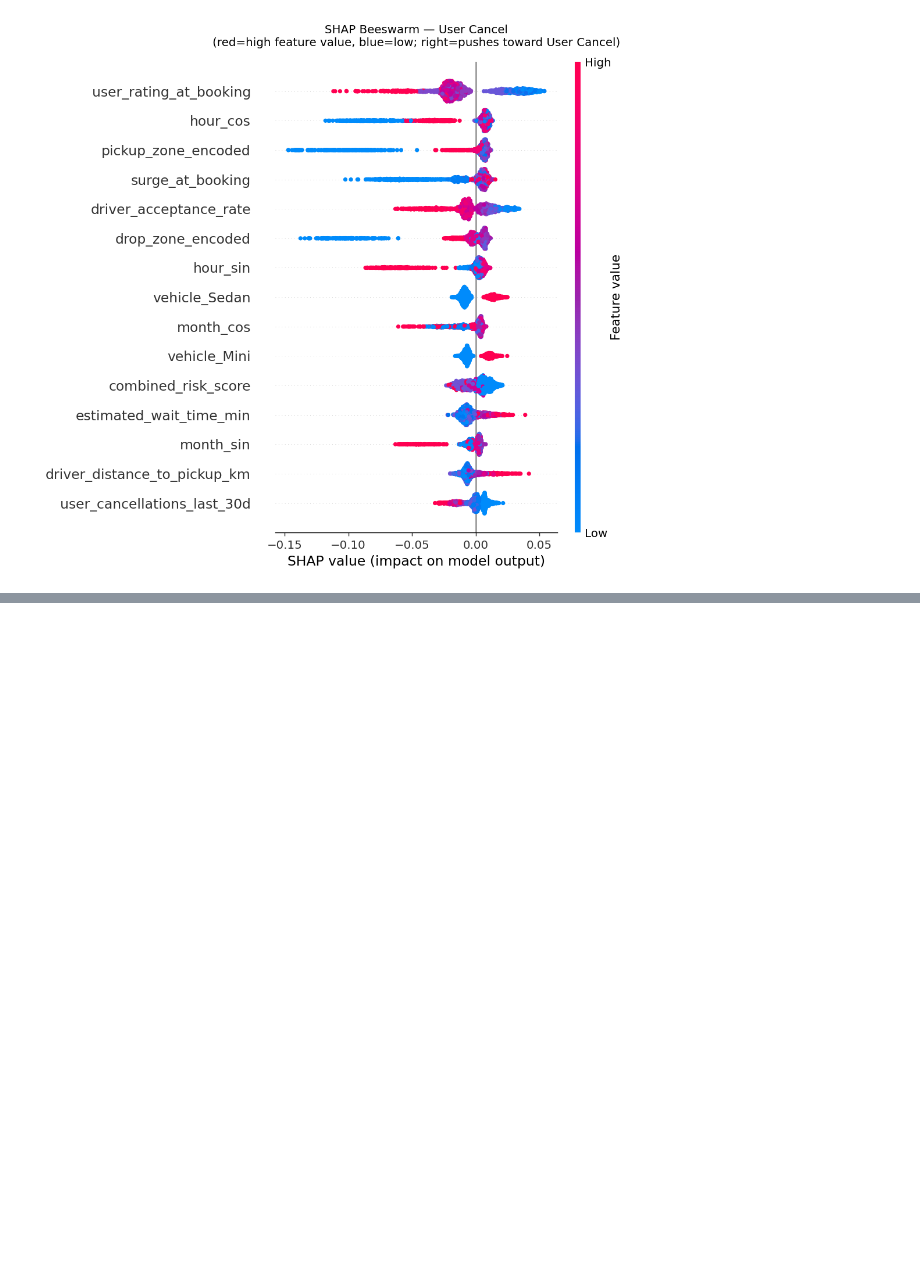
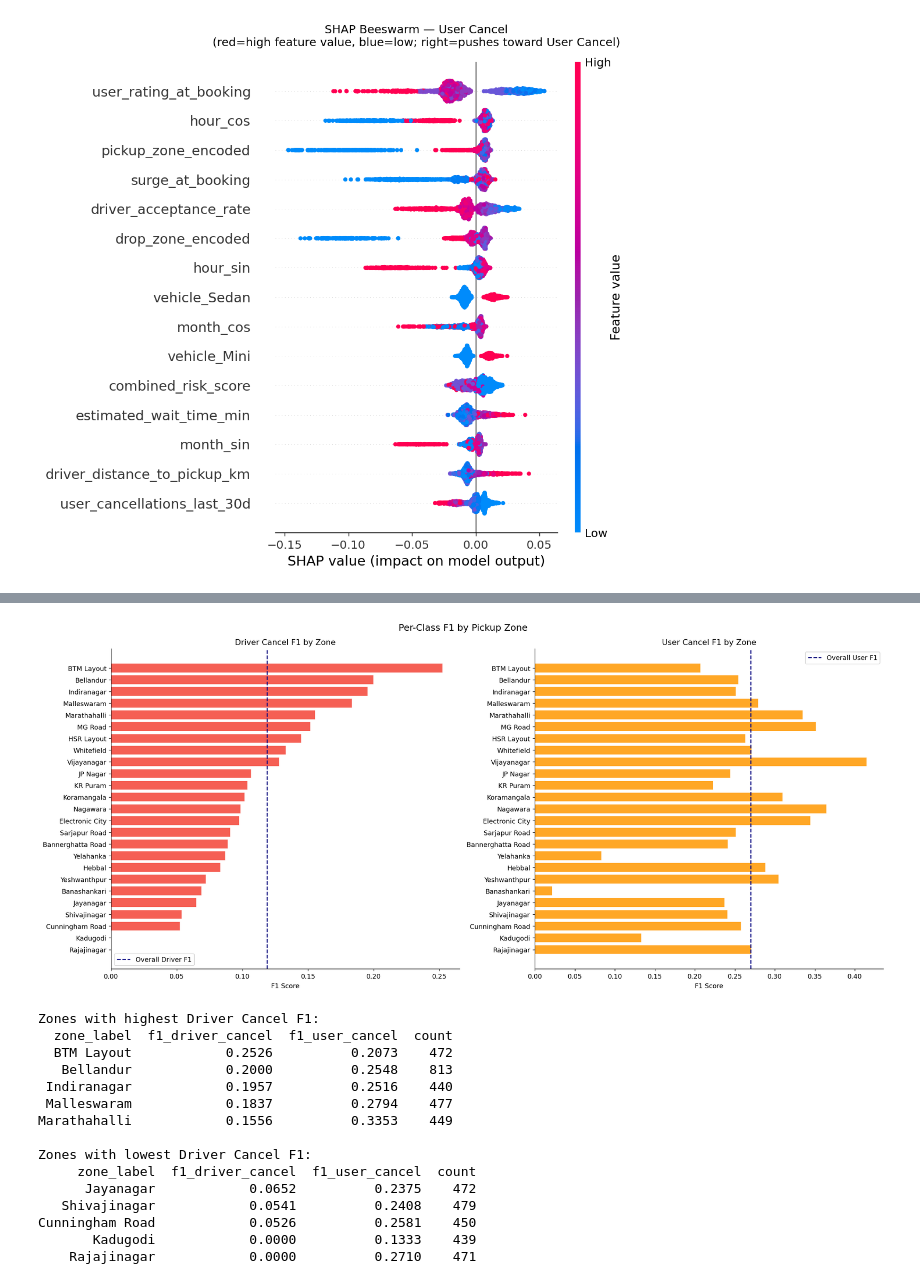
Before and after one commit to praveenkumar993/realworld-ds-ml, a Jupyter notebook: ride_sharing/cancellation_prediction/notebooks/06_model_evaluation.ipynb, the cells around one changed output, grey strips where cells are left out. Cells and saved outputs as stored; diff of their text form; code cells hidden in the pictures; blank space fills up the shorter version.

```diff
--- a/ride_sharing/cancellation_prediction/notebooks/06_model_evaluation.ipynb
+++ b/ride_sharing/cancellation_prediction/notebooks/06_model_evaluation.ipynb
@@ -379,0 +543,64 @@ IndexError: index 1 is out of bounds for axis 0 with size 1
+# %%
+# Zone encoded values need reverse mapping
+zone_reverse = rides_eng.groupby("pickup_zone")["pickup_zone_encoded"].first()
+zone_reverse = {v: k for k, v in zone_reverse.items()}
+eval_df["zone_label"] = eval_df["pickup_zone_encoded"].map(zone_reverse)
+
+zone_f1 = f1_per_class_by_group(eval_df, "zone_label")
+zone_f1 = zone_f1.sort_values("f1_driver_cancel", ascending=False)
+
+fig, axes = plt.subplots(1, 2, figsize=(18, 8))
+fig.suptitle("Per-Class F1 by Pickup Zone", fontsize=14)
+
+colors_zone = plt.cm.RdYlGn(np.linspace(0.2, 0.9, len(zone_f1)))
+
+axes[0].barh(zone_f1["zone_label"], zone_f1["f1_driver_cancel"],
+             color=OUTCOME_COLORS[1], edgecolor="white", alpha=0.85)
+axes[0].set_title("Driver Cancel F1 by Zone")
+axes[0].set_xlabel("F1 Score")
+axes[0].invert_yaxis()
+axes[0].axvline(
+    f1_score(y_test, y_pred, average=None, labels=[0,1,2])[1],
+    color="navy", linestyle="--", label="Overall Driver F1"
+)
+axes[0].legend()
+
+axes[1].barh(zone_f1["zone_label"], zone_f1["f1_user_cancel"],
+             color=OUTCOME_COLORS[2], edgecolor="white", alpha=0.85)
+axes[1].set_title("User Cancel F1 by Zone")
+axes[1].set_xlabel("F1 Score")
+axes[1].invert_yaxis()
+axes[1].axvline(
+    f1_score(y_test, y_pred, average=None, labels=[0,1,2])[2],
+    color="navy", linestyle="--", label="Overall User F1"
+)
+axes[1].legend()
+
+plt.tight_layout()
+plt.savefig("../data/processed/eval_07_f1_by_zone.png",
+            dpi=150, bbox_inches="tight")
+plt.show()
+
+print("Zones with highest Driver Cancel F1:")
+print(zone_f1.head(5)[["zone_label","f1_driver_cancel",
+                         "f1_user_cancel","count"]].to_string(index=False))
+print("\nZones with lowest Driver Cancel F1:")
+print(zone_f1.tail(5)[["zone_label","f1_driver_cancel",
+                         "f1_user_cancel","count"]].to_string(index=False))
+# %% [output]
+[figure, added]
+Zones with highest Driver Cancel F1:
+  zone_label  f1_driver_cancel  f1_user_cancel  count
+  BTM Layout            0.2526          0.2073    472
+   Bellandur            0.2000          0.2548    813
+ Indiranagar            0.1957          0.2516    440
+ Malleswaram            0.1837          0.2794    477
+Marathahalli            0.1556          0.3353    449
+
+Zones with lowest Driver Cancel F1:
+     zone_label  f1_driver_cancel  f1_user_cancel  count
+      Jayanagar            0.0652          0.2375    472
+   Shivajinagar            0.0541          0.2408    479
+Cunningham Road            0.0526          0.2581    450
+       Kadugodi            0.0000          0.1333    439
+    Rajajinagar            0.0000          0.2710    471
```
Also changed, not shown: parts of 10 cells of this notebook.
